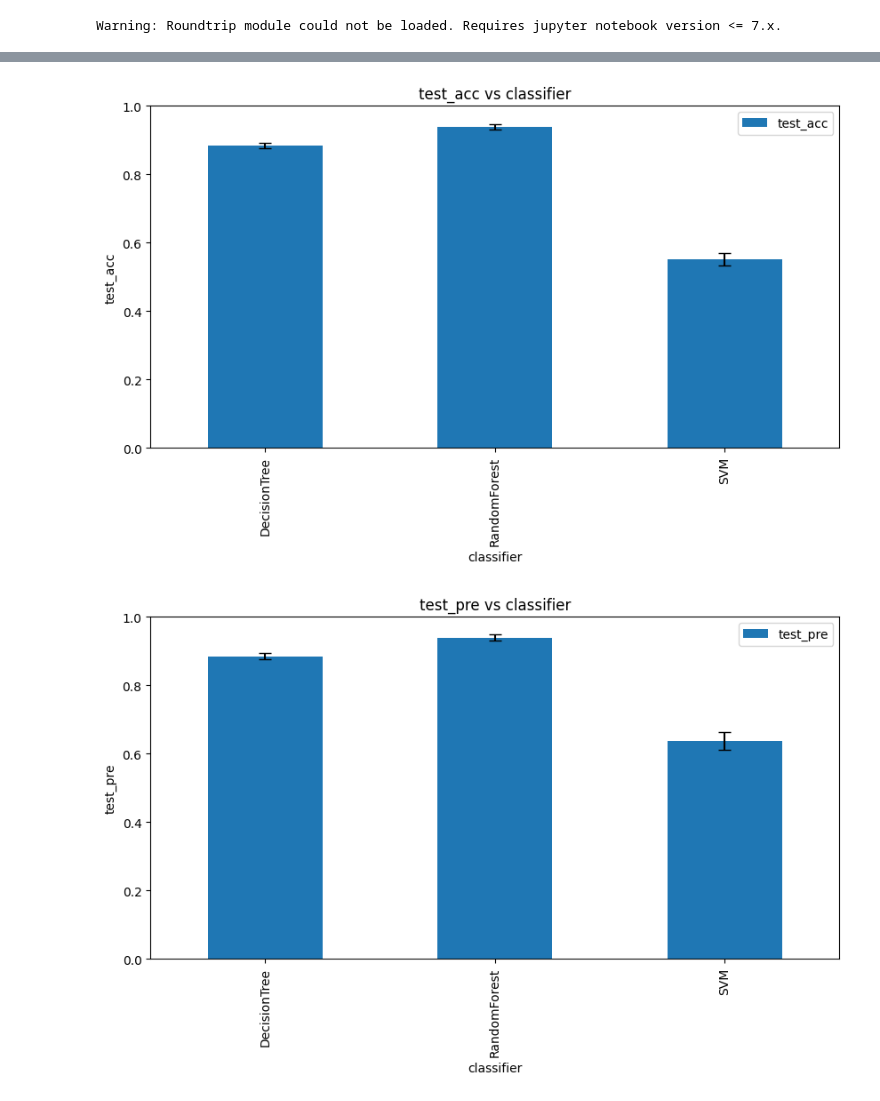
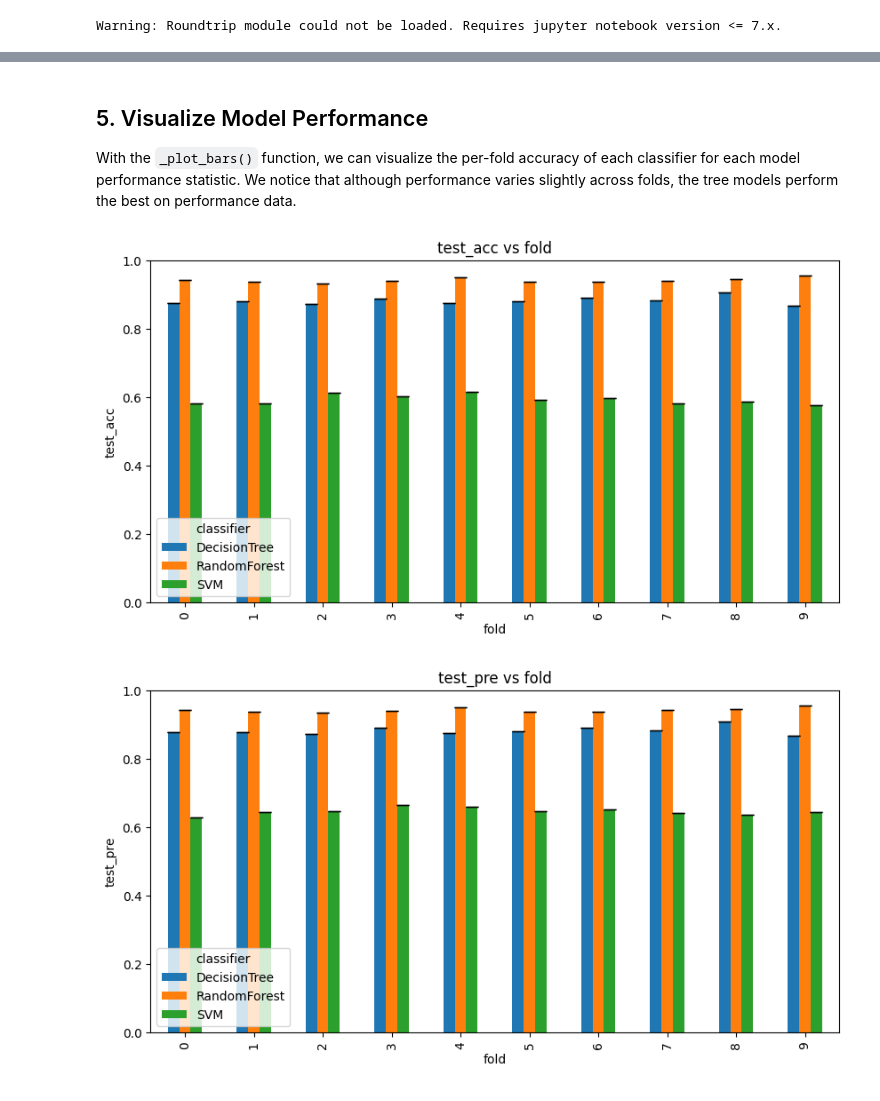
Before and after one commit to LLNL/thicket-tutorial, a Jupyter notebook: notebooks/08B_modeling_parallel_sorting_data.ipynb, the cells around one changed output, grey strips where cells are left out. Saved outputs shown, nothing was run; the diff lists cells and outputs as text; code cells hidden in the pictures.

```diff
--- a/notebooks/08B_modeling_parallel_sorting_data.ipynb
+++ b/notebooks/08B_modeling_parallel_sorting_data.ipynb
@@ -19,13 +38,10 @@ def prep_data(
     categorical_columns,
     scaling=False,
 ):
-    def scale_columns(model_data):
-        scaler = StandardScaler().set_output(transform="pandas")
-        return scaler.fit_transform(model_data)
 
     def configure_categorical(model_data, categories):
         for col in categories:
-            # Encode categorical variables
+            # Encode any "string" categorical variables
             if model_data[col].dtype == "object":
                 # Strings to ints
                 model_data.loc[:, [col]] = LabelEncoder().fit_transform(model_data[col])
@@ -40,7 +56,8 @@ def prep_data(
 
     # preprocessing
     if scaling:
-        data[numerical_columns] = scale_columns(data[numerical_columns])
+        scaler = StandardScaler().set_output(transform="pandas")
+        data[numerical_columns] = scaler.fit_transform(data[numerical_columns])
 
     if len(categorical_columns) > 0:
         data = configure_categorical(data, categorical_columns)
@@ -129,7 +166,7 @@ classifiers = {
 # %%
 model_results = pd.DataFrame()
 folds = 10
-trials = 2
+trials = 1
 for model_name in classifiers.keys():
     pbar = tqdm(range(trials))
     for t in pbar:
@@ -197,6 +234,9 @@ for model_name in classifiers.keys():
             metadata_list.append(tdf)
         df = pd.concat(metadata_list)
         model_results = pd.concat([model_results, df])
+# %% [markdown]
+## 5. Visualize Model Performance
+With the `_plot_bars()` function, we can visualize the per-fold accuracy of each classifier for each model performance statistic. We notice that although performance varies slightly across folds, the tree models perform the best on performance data.
 # %%
 def _plot_bars(
         mean_df,
@@ -244,22 +284,26 @@ def _plot_bars(
         plt.xticks(rotation=90)
         plt.show()
 # %%
+# We can optionally join information from the Thicket metadata table to use in analysis of model performance.
+model_results = model_results.join(tk.metadata[["Algorithm", "InputSize", "InputType", "num_procs", "group_num", "Datatype"]], on="profile")
+
 for met in ["test_acc", "test_pre", "test_rec", "test_f1", "test_roc_auc"]:
     config = [
+        "fold",
         "classifier",
     ]
     mean_df = model_results[[met]+config].groupby(config).mean()
     std_df = model_results[[met]+config].groupby(config).std()
     _plot_bars(
         mean_df=mean_df,
         std_df=std_df,
         grouper=config,
-        x_group="classifier",
+        x_group="fold",
         ylabel=met,
-        xlabel="classifier",
+        xlabel="fold",
         legend=True,
-        title=f"{met} vs classifier",
+        title=f"{met} vs fold",
     )
 # %% [output]
-[figure, old version]
+[figure, new version]
-[figure, old version]
+[figure, new version]
```
Also changed, not shown: parts of 9 cells of this notebook.
